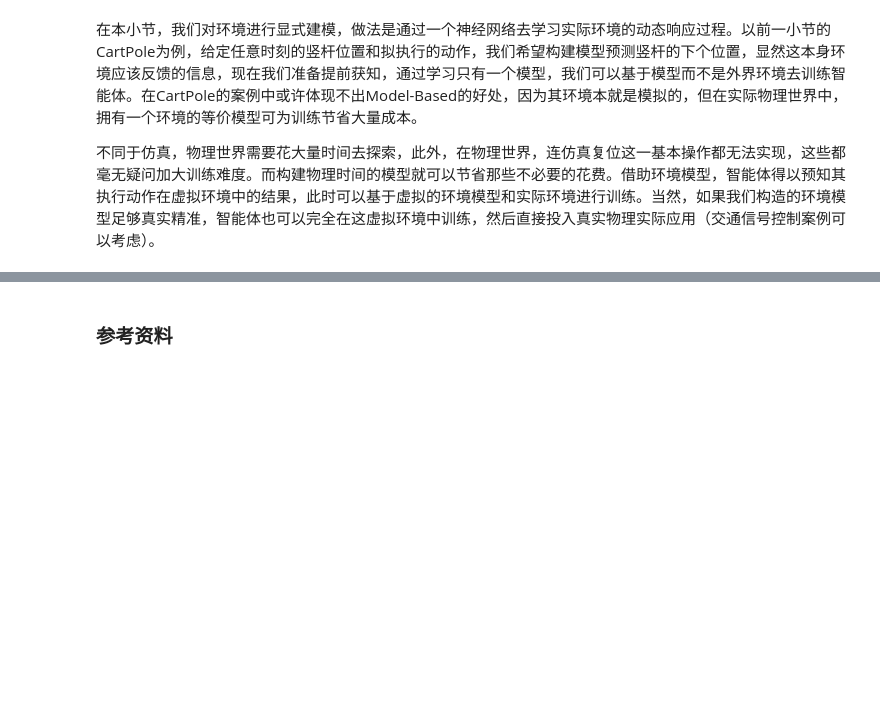
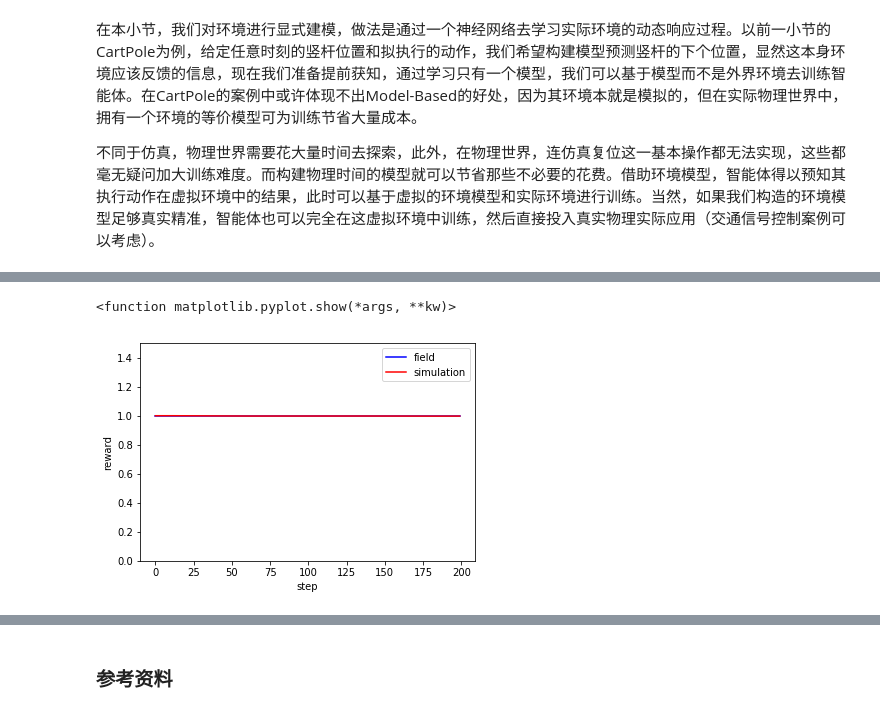
Before and after one commit to Wangjw6/research, a Jupyter notebook: ML/Others/Reinforcement Learning.ipynb, the cells around one changed output, grey strips where cells are left out. Cells and saved outputs as stored; diff of their text form; code cells hidden in the pictures; blank space fills up the shorter version.

```diff
--- a/ML/Others/Reinforcement Learning.ipynb
+++ b/ML/Others/Reinforcement Learning.ipynb
@@ -780,0 +886,45 @@ print(ai)
+# %%
+s = env.reset()
+s_sim = s
+done=False
+
+sim_state_trainsistion=[]
+state_transistion=[]
+sim_reward_set=[]
+reward_set=[]
+sim_done_set=[]
+done_set=[]
+
+while done==False:
+    a_output = sess_.run(model.action_output, feed_dict={model.state:[s]})
+    a = [np.random.choice(np.arange(a_output.shape[1]), p = a_output.ravel())]
+    s_next,r,d,_ = env.step(a[0])
+    if a==0:
+        input_ = list(s_sim)+[0,1]
+    else:
+        input_ = list(s_sim)+[1,0]
+
+    sim = sess2.run(sim_env.prediction, feed_dict={sim_env.input_holder:[input_]})
+    sim=sim[0]
+    sim_done_set.append(sim[-2])
+    sim_reward_set.append(sim[-1])
+    sim_state_trainsistion.append(sim[0:4])
+
+    done_set.append(d)
+    reward_set.append(r)
+    state_transistion.append(s_next)
+
+    s=s_next
+    s_sim = sim[0:4]
+    done = d
+# %%
+plt.ylim([0,1.5])
+plt.xlabel('step')
+plt.ylabel('reward')
+plt.plot(reward_set,color='blue',label='field')
+plt.plot(sim_reward_set,color='red',label='simulation')
+plt.legend()
+plt.show
+# %% [output]
+<function matplotlib.pyplot.show(*args, **kw)>
+[figure, added]
```
Also changed, not shown: parts of 25 cells of this notebook.
